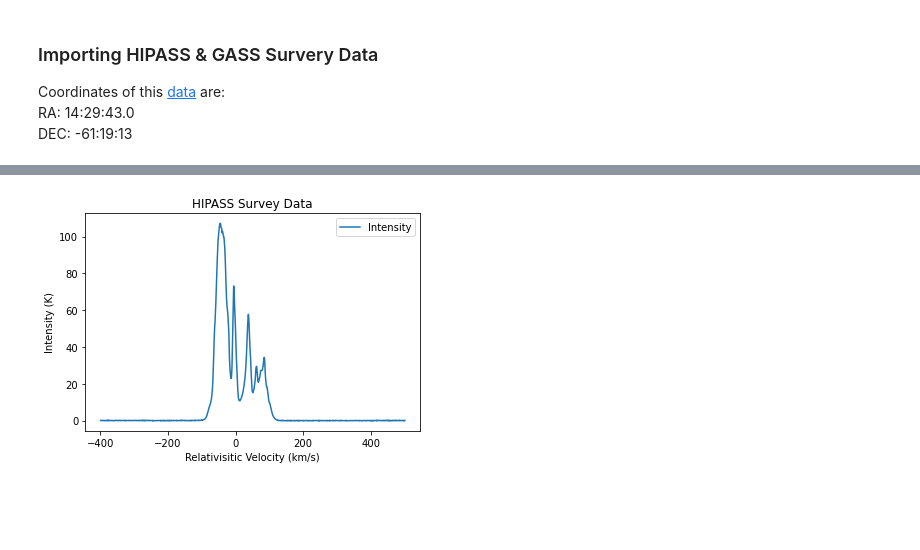
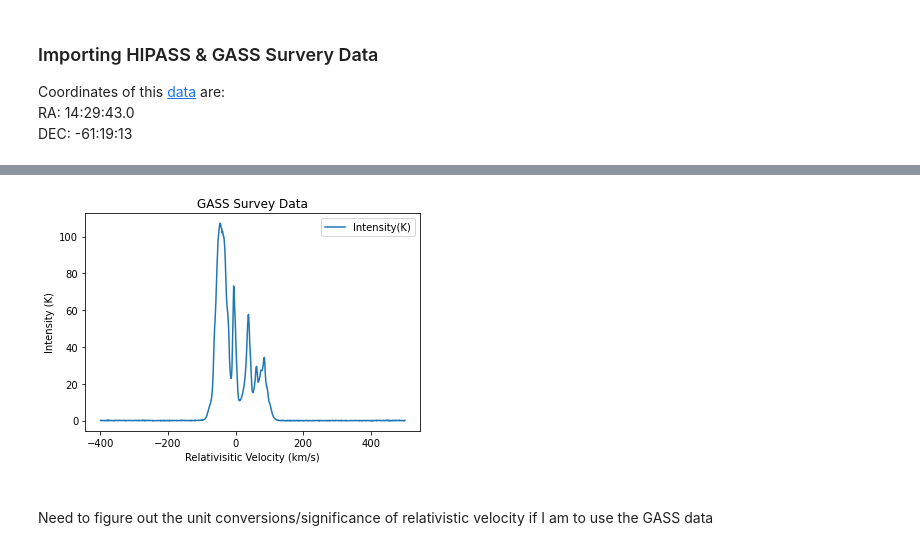
Before and after one commit to rtraas/SETI-Proxima-Centauri, a Jupyter notebook: H21cm.ipynb, the cells around one changed output, grey strips where cells are left out. Drawn from its saved outputs; the diff is of its cells as text; code cells hidden in the pictures; blank space fills up the shorter version.

```diff
--- a/H21cm.ipynb
+++ b/H21cm.ipynb
@@ -222,9 +192,11 @@ GASS
 # %%
-GASS.plot('Spectralaxis','Intensity')
+GASS.plot('SpectralAxis(km/s)','Intensity(K)')
 #plt.xlim(1410,1422)
 plt.xlabel('Relativisitic Velocity (km/s)')
 plt.ylabel('Intensity (K)')
-plt.title('HIPASS Survey Data')
+plt.title('GASS Survey Data')
 plt.show()
 # %% [output]
-[figure, old version]
+[figure, new version]
+# %% [markdown]
+<br/> Need to figure out the unit conversions/significance of relativistic velocity if I am to use the GASS data
```
Also changed, not shown: parts of 11 cells of this notebook, 11 other files.
